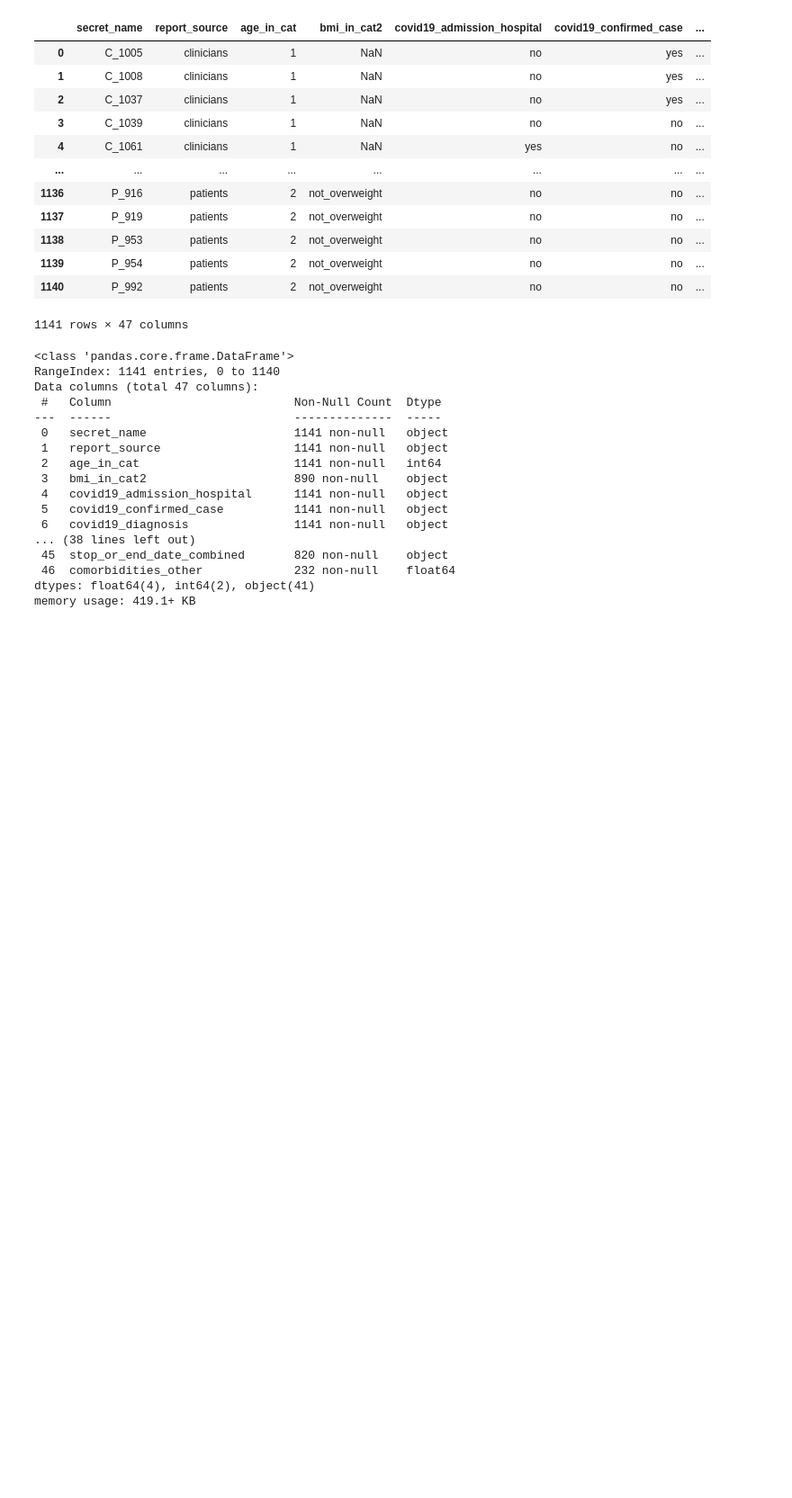
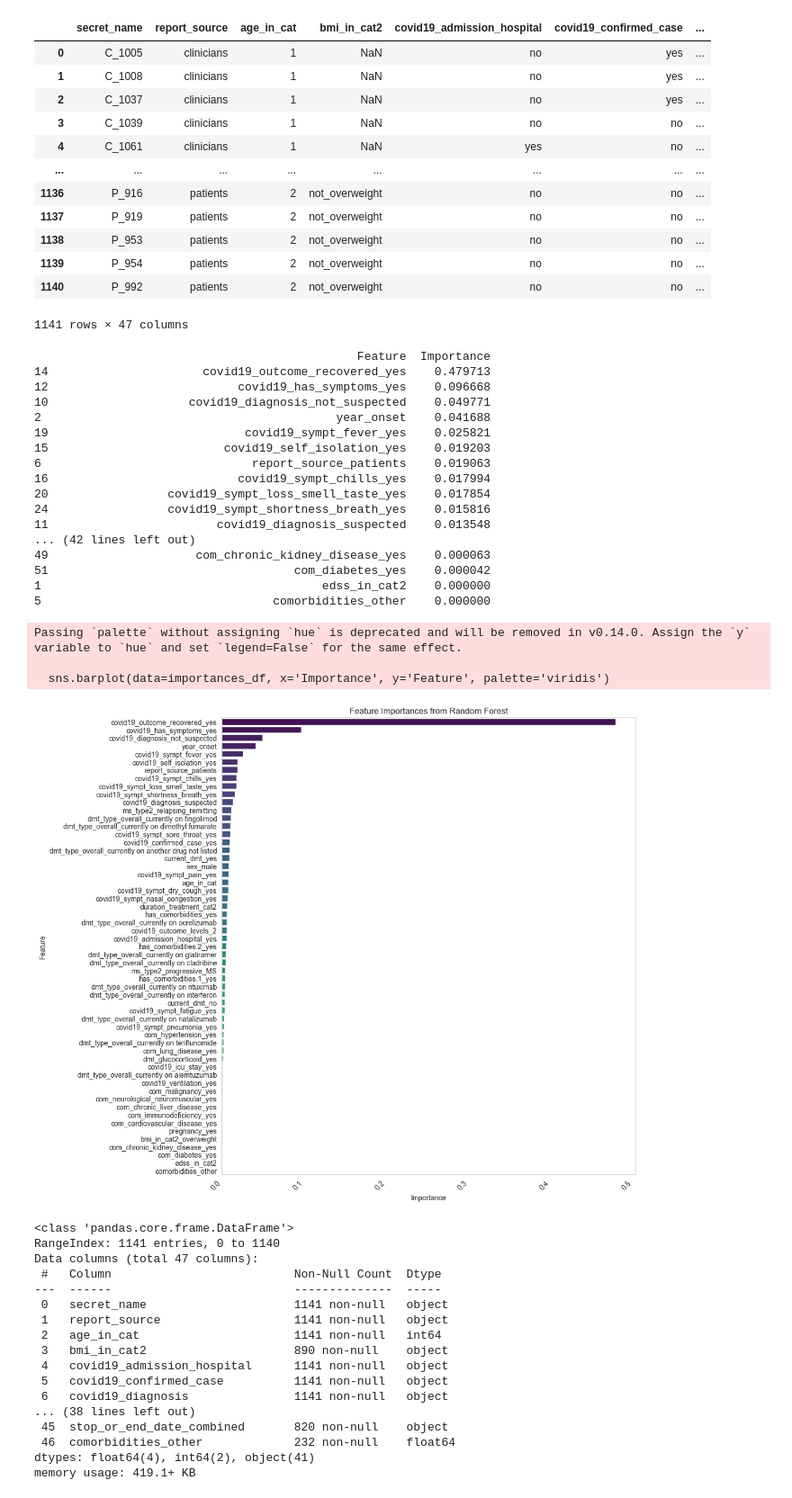
Before and after one commit to sanevat/Effects-of-COVID19-on-MS, a Jupyter notebook: Analysis_and_visualization.ipynb, the cells around one changed output. Shown at 90% size. Saved outputs shown, nothing was run; the diff lists cells and outputs as text; code cells hidden in the pictures; blank space fills up the shorter version.

```diff
--- a/Analysis_and_visualization.ipynb
+++ b/Analysis_and_visualization.ipynb
@@ -23,4 +23,67 @@ df
 | 1139 | P_954 | patients | 2 | not_overweight | no | no | ... |
 | 1140 | P_992 | patients | 2 | not_overweight | no | no | ... |
 1141 rows × 47 columns
+# %%
+# Removing columns that start with 'stop_or_end_date_combined' or 'secret_name'
+cleaned_df = cleaned_df.loc[:, ~cleaned_df.columns.str.startswith(('stop_or_end_date_combined', 'secret_name'))]
+
+# Updated feature and target data for modeling
+X = cleaned_df
+y = encoded_target.reset_index(drop=True)
+
+# Splitting the data into training and testing sets
+X_train, X_test, y_train, y_test = train_test_split(X, y, test_size=0.2, random_state=42)
+
+# Initialize and train the Random Forest Classifier
+rf_model = RandomForestClassifier(random_state=42, n_estimators=100)
+rf_model.fit(X_train, y_train)
+
+# Retrieve and display feature importances
+feature_importances = rf_model.feature_importances_
+importances_df = pd.DataFrame({
+    'Feature': X.columns,
+    'Importance': feature_importances
+}).sort_values(by='Importance', ascending=False)
+
+# Display feature importances
+print(importances_df)
+
+# Plotting feature importances
+plt.figure(figsize=(12, 10))  # Increased figure size
+sns.barplot(data=importances_df, x='Importance', y='Feature', palette='viridis')
+
+# Rotate x-axis labels for better readability
+plt.xticks(rotation=45, ha='right')  # Rotate labels to 45 degrees and align them to the right
+plt.title('Feature Importances from Random Forest')
+plt.xlabel('Importance')
+plt.ylabel('Feature')
+
+# Show grid lines for better readability
+plt.grid(axis='x')
+
+# Show the plot
+plt.tight_layout()  # Adjust the layout to make sure everything fits
+plt.show()
+# %% [output]
+                                              Feature  Importance
+14                      covid19_outcome_recovered_yes    0.479713
+12                           covid19_has_symptoms_yes    0.096668
+10                    covid19_diagnosis_not_suspected    0.049771
+2                                          year_onset    0.041688
+19                            covid19_sympt_fever_yes    0.025821
+15                         covid19_self_isolation_yes    0.019203
+6                              report_source_patients    0.019063
+16                           covid19_sympt_chills_yes    0.017994
+20                 covid19_sympt_loss_smell_taste_yes    0.017854
+24                 covid19_sympt_shortness_breath_yes    0.015816
+11                        covid19_diagnosis_suspected    0.013548
+... (42 lines left out)
+49                     com_chronic_kidney_disease_yes    0.000063
+51                                   com_diabetes_yes    0.000042
+1                                        edss_in_cat2    0.000000
+5                                 comorbidities_other    0.000000
+Passing `palette` without assigning `hue` is deprecated and will be removed in v0.14.0. Assign the `y` variable to `hue` and set `legend=False` for the same effect.
+
+  sns.barplot(data=importances_df, x='Importance', y='Feature', palette='viridis')
+[figure, added]
 # %%
```
Also changed, not shown: parts of 2 cells of this notebook, 1 other file.
